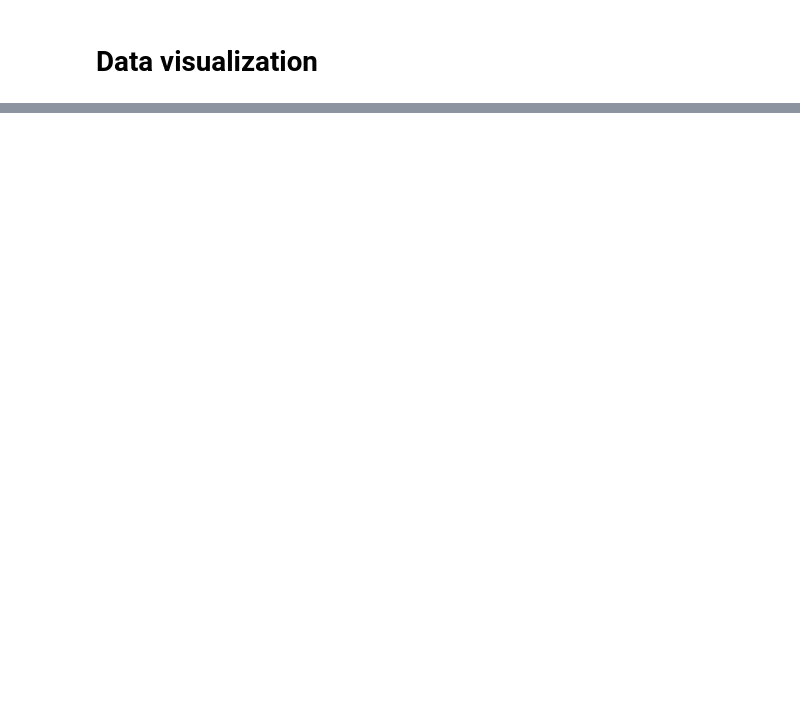
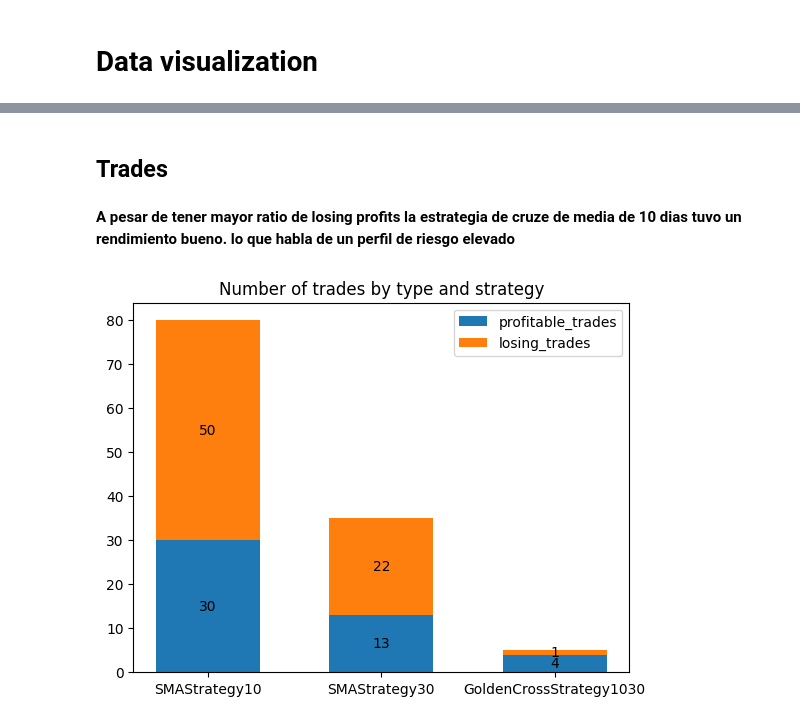
Before and after one commit to LautaroBarraza/Challenge-Tecnico-Tradespark, a Jupyter notebook: src/utils/strategies_transaction_close_resume.ipynb, the cells around one changed output, grey strips where cells are left out. Drawn from its saved outputs; the diff is of its cells as text; code cells hidden in the pictures; blank space fills up the shorter version.

```diff
--- a/src/utils/strategies_transaction_close_resume.ipynb
+++ b/src/utils/strategies_transaction_close_resume.ipynb
@@ -58,0 +86,31 @@ resume_strat.head()
+# %% [markdown]
+## Trades
+# %% [markdown]
+**A pesar de tener mayor ratio de losing profits la estrategia de cruze de media de 10 dias tuvo un rendimiento bueno. lo que habla de un perfil de riesgo elevado**
+# %%
+strats = resume_strat['strategy'].tolist()
+trades = {
+    'profitable_trades': resume_strat['profitable_trades'].tolist(),
+    'losing_trades': resume_strat['losing_trades'].tolist()
+}
+
+x = np.arange(len(strats))
+
+width = 0.6  # the width of the bars: can also be len(x) sequence
+
+
+fig, ax = plt.subplots()
+bottom = np.zeros(3)
+
+for trade, exitos  in trades.items():
+    p = ax.bar(strats, exitos, width, label=trade, bottom=bottom)
+    bottom += exitos
+
+    ax.bar_label(p, label_type='center')
+
+ax.set_title('Number of trades by type and strategy')
+ax.legend()
+
+plt.show()
+# %% [output]
+[figure, added]
```
Also changed, not shown: parts of 7 cells of this notebook, 1 other file.
